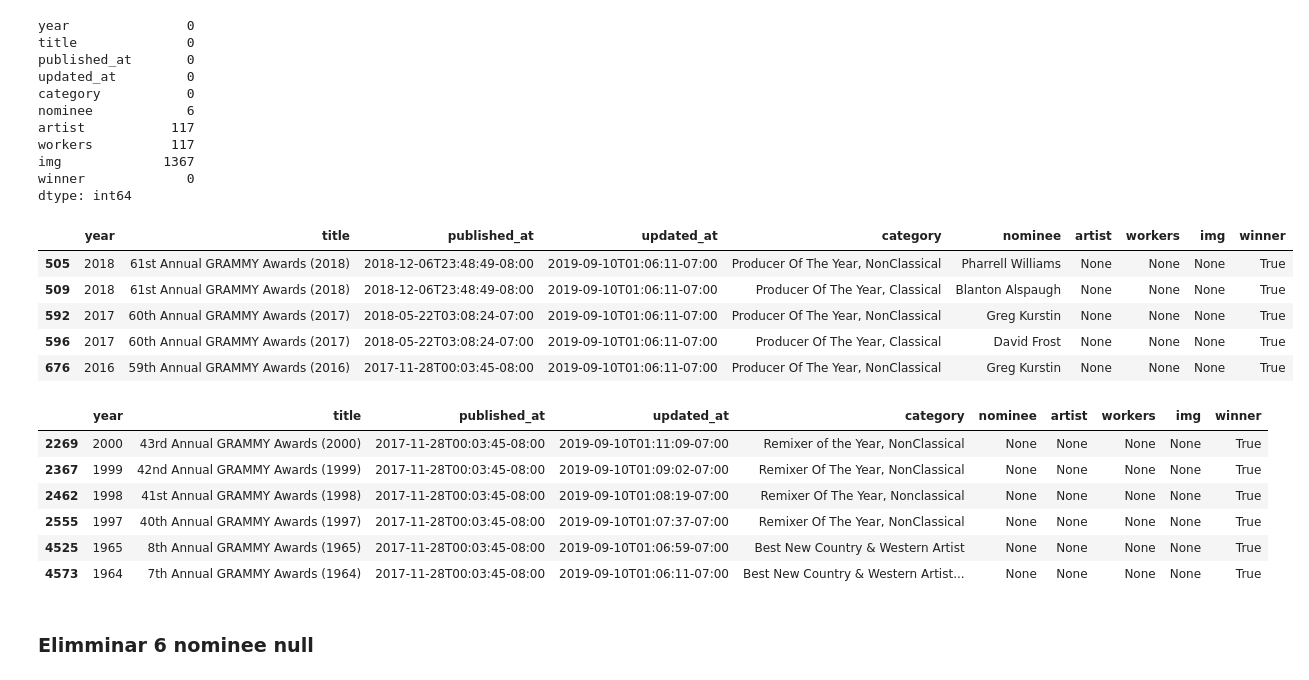
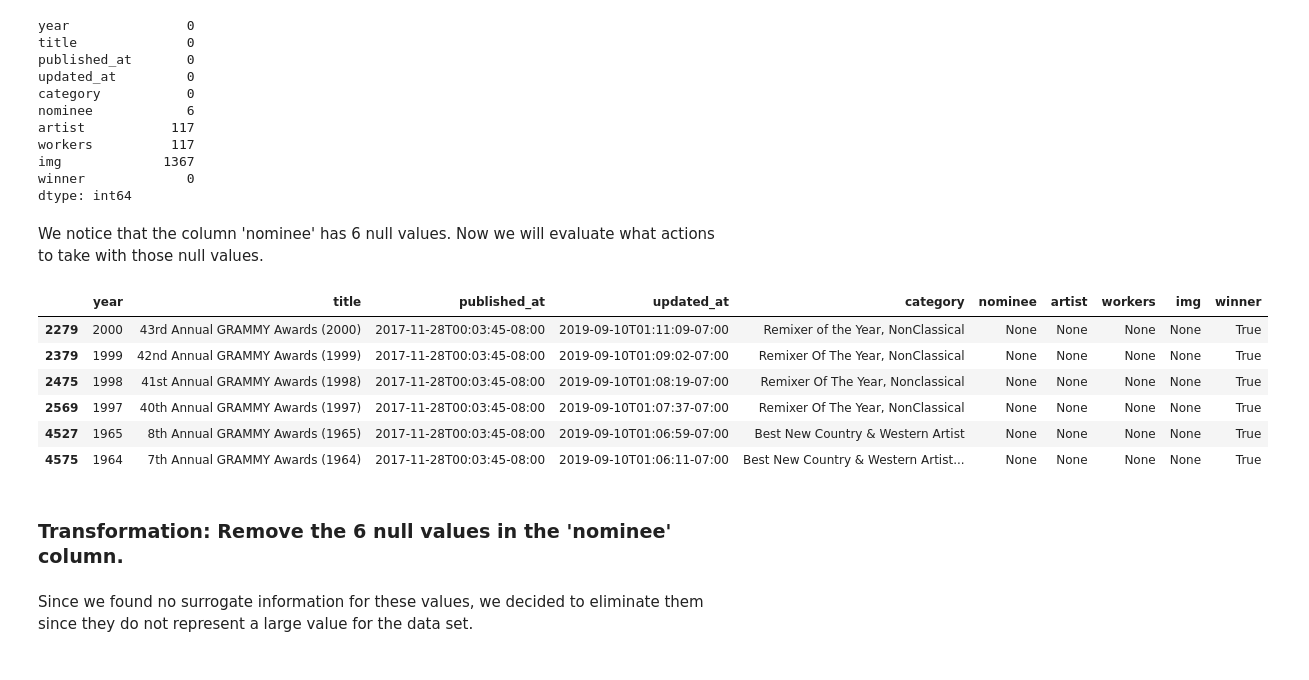
Before and after one commit to MarianaMera12/Workshop-2, a Jupyter notebook: EDA_Notebooks/02_EDA.ipynb, the cells around one changed output. Cells and saved outputs as stored; diff of their text form; code cells hidden in the pictures.

```diff
--- a/EDA_Notebooks/02_EDA.ipynb
+++ b/EDA_Notebooks/02_EDA.ipynb
@@ -168,11 +193,0 @@ df.loc[workers_not_null, 'workers'].str.extract(patron)
-# %%
-import re
-
-# Crear una expresión regular para encontrar el contenido dentro de los paréntesis
-patron = r'\(([^)]+)\)'
-
-# Extraer el contenido entre paréntesis en la columna 'workers'
-contenido_entre_parentesis = df['workers'].str.extract(patron)
-
-# Reemplazar los valores NaN en la columna 'artist' con el contenido entre paréntesis
-df['artist'] = df['artist'].fillna(contenido_entre_parentesis[0])
@@ -178,0 +198,6 @@ df['artist'] = df['artist'].fillna(contenido_entre_parentesis[0])
+# %%
+pattern = r'\(([^)]+)\)'
+
+content_within_parentheses = df['workers'].str.extract(pattern)
+
+df['artist'] = df['artist'].fillna(content_within_parentheses[0])
@@ -316,6 +298,5 @@ df[df['category'].str.contains('Artist', case=False)].head(5)
 # %%
-categorias_artist = df[df['category'].str.contains('Artist', case=False)]
+artist_categories = df[df['category'].str.contains('Artist', case=False)]
 
-# Asignar los valores de la columna 'nominee' a las columnas 'artist' y 'workers'
-df.loc[categorias_artist.index, 'artist'] = categorias_artist['nominee']
-df.loc[categorias_artist.index, 'workers'] = categorias_artist['nominee']
+df.loc[artist_categories.index, 'artist'] = artist_categories['nominee']
+df.loc[artist_categories.index, 'workers'] = artist_categories['nominee']
@@ -333,25 +316,15 @@ workers          117
 img             1367
 winner             0
 dtype: int64
+# %% [markdown]
+We notice that the column 'nominee' has 6 null values. Now we will evaluate what actions to take with those null values.
 # %%
-df[df['artist'].isnull() & df['workers'].isnull()].head(5)
+df[df['nominee'].isnull()]
 # %% [output]
 |  | year | title | published_at | updated_at | category | nominee | artist | workers | img | winner |
-| 505 | 2018 | 61st Annual GRAMMY Awards (2018) | 2018-12-06T23:48:49-08:00 | 2019-09-10T01:06:11-07:00 | Producer Of The Year, NonClassical | Pharrell Williams | None | None | None | True |
-| 509 | 2018 | 61st Annual GRAMMY Awards (2018) | 2018-12-06T23:48:49-08:00 | 2019-09-10T01:06:11-07:00 | Producer Of The Year, Classical | Blanton Alspaugh | None | None | None | True |
-| 592 | 2017 | 60th Annual GRAMMY Awards (2017) | 2018-05-22T03:08:24-07:00 | 2019-09-10T01:06:11-07:00 | Producer Of The Year, NonClassical | Greg Kurstin | None | None | None | True |
-| 596 | 2017 | 60th Annual GRAMMY Awards (2017) | 2018-05-22T03:08:24-07:00 | 2019-09-10T01:06:11-07:00 | Producer Of The Year, Classical | David Frost | None | None | None | True |
-| 676 | 2016 | 59th Annual GRAMMY Awards (2016) | 2017-11-28T00:03:45-08:00 | 2019-09-10T01:06:11-07:00 | Producer Of The Year, NonClassical | Greg Kurstin | None | None | None | True |
+| 2279 | 2000 | 43rd Annual GRAMMY Awards (2000) | 2017-11-28T00:03:45-08:00 | 2019-09-10T01:11:09-07:00 | Remixer of the Year, NonClassical | None | None | None | None | True |
+| 2379 | 1999 | 42nd Annual GRAMMY Awards (1999) | 2017-11-28T00:03:45-08:00 | 2019-09-10T01:09:02-07:00 | Remixer Of The Year, NonClassical | None | None | None | None | True |
+| 2475 | 1998 | 41st Annual GRAMMY Awards (1998) | 2017-11-28T00:03:45-08:00 | 2019-09-10T01:08:19-07:00 | Remixer Of The Year, Nonclassical | None | None | None | None | True |
+| 2569 | 1997 | 40th Annual GRAMMY Awards (1997) | 2017-11-28T00:03:45-08:00 | 2019-09-10T01:07:37-07:00 | Remixer Of The Year, NonClassical | None | None | None | None | True |
+| 4527 | 1965 | 8th Annual GRAMMY Awards (1965) | 2017-11-28T00:03:45-08:00 | 2019-09-10T01:06:59-07:00 | Best New Country & Western Artist | None | None | None | None | True |
+| 4575 | 1964 | 7th Annual GRAMMY Awards (1964) | 2017-11-28T00:03:45-08:00 | 2019-09-10T01:06:11-07:00 | Best New Country & Western Artist... | None | None | None | None | True |
-# %%
-# Filtrar las filas donde 'nominee'  es nulo
-df[df['nominee'].isnull()]
-# %% [output]
-|  | year | title | published_at | updated_at | category | nominee | artist | workers | img | winner |
-| 2269 | 2000 | 43rd Annual GRAMMY Awards (2000) | 2017-11-28T00:03:45-08:00 | 2019-09-10T01:11:09-07:00 | Remixer of the Year, NonClassical | None | None | None | None | True |
-| 2367 | 1999 | 42nd Annual GRAMMY Awards (1999) | 2017-11-28T00:03:45-08:00 | 2019-09-10T01:09:02-07:00 | Remixer Of The Year, NonClassical | None | None | None | None | True |
-| 2462 | 1998 | 41st Annual GRAMMY Awards (1998) | 2017-11-28T00:03:45-08:00 | 2019-09-10T01:08:19-07:00 | Remixer Of The Year, Nonclassical | None | None | None | None | True |
-| 2555 | 1997 | 40th Annual GRAMMY Awards (1997) | 2017-11-28T00:03:45-08:00 | 2019-09-10T01:07:37-07:00 | Remixer Of The Year, NonClassical | None | None | None | None | True |
-| 4525 | 1965 | 8th Annual GRAMMY Awards (1965) | 2017-11-28T00:03:45-08:00 | 2019-09-10T01:06:59-07:00 | Best New Country & Western Artist | None | None | None | None | True |
-| 4573 | 1964 | 7th Annual GRAMMY Awards (1964) | 2017-11-28T00:03:45-08:00 | 2019-09-10T01:06:11-07:00 | Best New Country & Western Artist... | None | None | None | None | True |
-# %% [markdown]
-### Elimminar 6 nominee null
@@ -362,0 +331,4 @@ df.drop(indices_a_eliminar, inplace=True)
+# %% [markdown]
+### Transformation: Remove the 6 null values in the 'nominee' column.
+# %% [markdown]
+Since we found no surrogate information for these values, we decided to eliminate them since they do not represent a large value for the data set.
```
Also changed, not shown: parts of 77 cells of this notebook, 17 other files.
